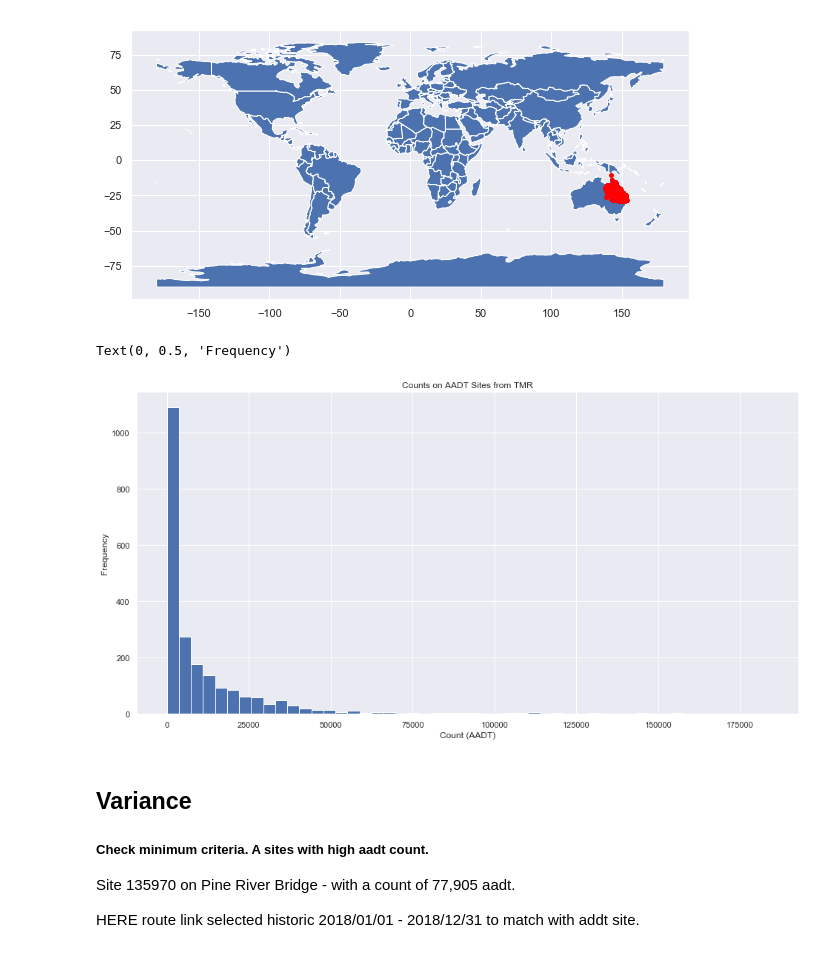
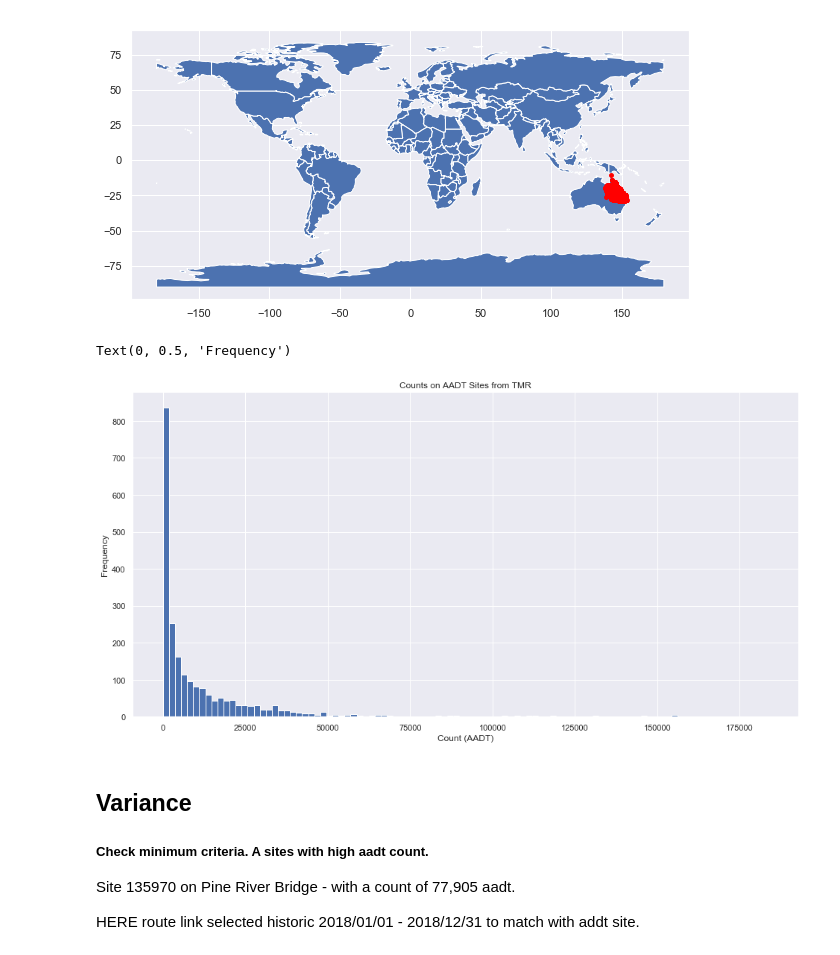
Before and after one commit to jaworra/Crowd-Source-HERE, a Jupyter notebook: hypothesis1-relaibility of HERE probe data.ipynb, the cells around one changed output. Drawn from its saved outputs; the diff is of its cells as text; code cells hidden in the pictures.

```diff
--- a/hypothesis1-relaibility of HERE probe data.ipynb
+++ b/hypothesis1-relaibility of HERE probe data.ipynb
@@ -25,10 +25,10 @@ Approachs
 - 2) Autotmate approach to deliver analyisis against all sites.
 # %%
 #### Load AADT 2018 data from Open data
-
 import pandas as pd
 #Annual Average Daily Traffic (AADT) is the number of vehicles passing a point on a road in a 24 hour period averaged over a calendar year. This figure for short term counts is seasonally adjusted.
-aadt_2018=pd.read_csv('trafficcensus2018.csv') #load from https://www.data.qld.gov.au/dataset/traffic-census-for-the-queensland-state-declared-road-network/resource/4b1011ec-61f1-4818-b44c-edfe15828a4e
+data_repo = 'here_historic_links/'
+aadt_2018=pd.read_csv(data_repo+'trafficcensus2018.csv') #load from https://www.data.qld.gov.au/dataset/traffic-census-for-the-queensland-state-declared-road-network/resource/4b1011ec-61f1-4818-b44c-edfe15828a4e
 aadt_2018.head()
 aadt_2018.set_index('SITE_ID')
 
@@ -45,13 +45,13 @@ aadt_2018_gdf.plot(ax=world.plot(figsize=(10, 6)), marker='o', color='red', mark
 # %% [output]
 [figure]
 # %%
-aadt_2018_gdf.hist('AADT', bins= 50)
+aadt_2018_gdf.hist('AADT', bins= 100)
 plt.title('Counts on AADT Sites from TMR')
 plt.xlabel('Count (AADT)')
 plt.ylabel('Frequency')
 # %% [output]
 Text(0, 0.5, 'Frequency')
-[figure, old version]
+[figure, new version]
 # %% [markdown]
 ## Variance
 
```
Also changed, not shown: parts of 46 cells of this notebook, 3 other files.
